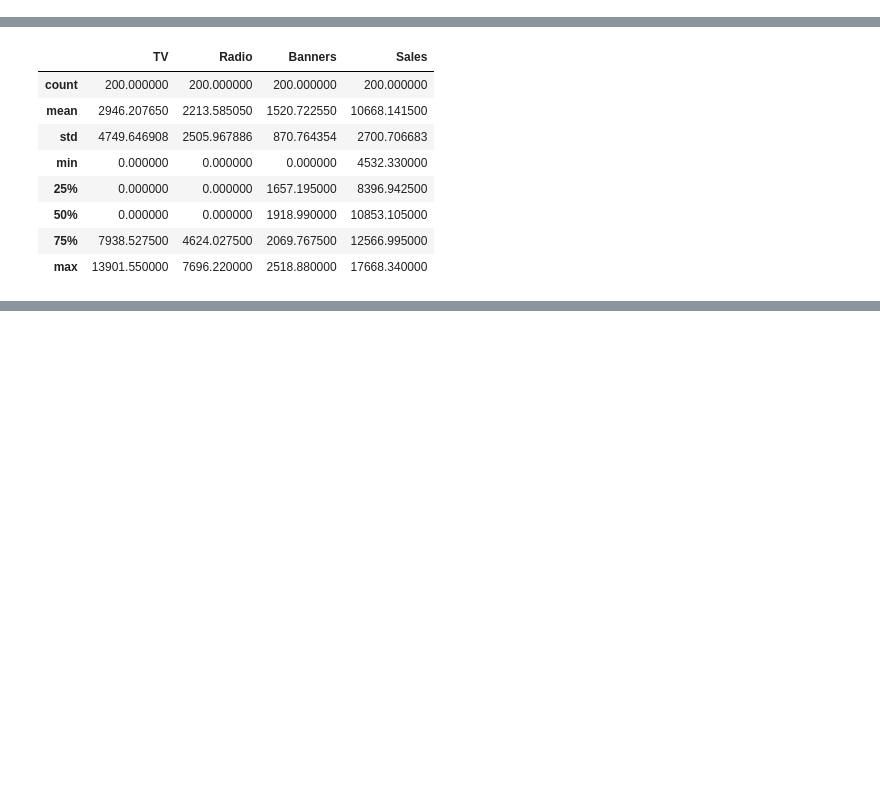
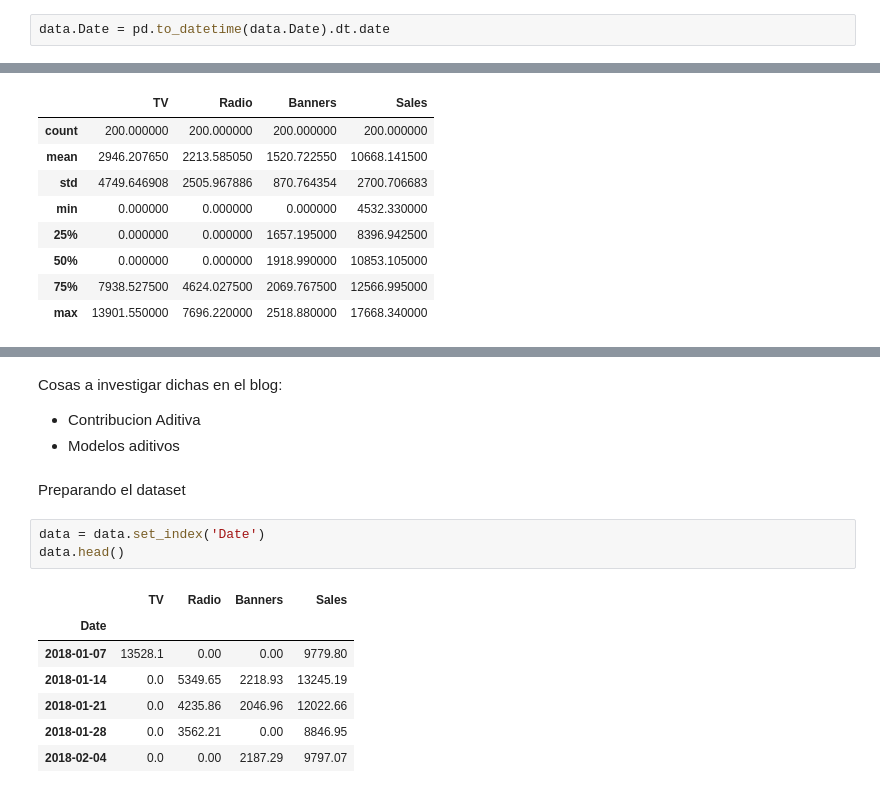
Before and after one commit to DSandovalFlavio/Project-Marketing-Mix-Modeling, a Jupyter notebook: notebook.ipynb, the cells around one changed output, grey strips where cells are left out. Cells and saved outputs as stored; diff of their text form; blank space fills up the shorter version.

Commit message:
Principio modelo de regresion

```diff
--- a/notebook.ipynb
+++ b/notebook.ipynb
@@ -35,3 +40,5 @@ Data columns (total 5 columns):
  4   Sales    200 non-null    float64
 dtypes: float64(4), object(1)
 memory usage: 7.9+ KB
+# %%
+data.Date = pd.to_datetime(data.Date).dt.date
@@ -53,0 +84,17 @@ Created in <span style='font-weight:600;margin-left:4px;'>Deepnote</span></a>
+# %% [markdown]
+Cosas a investigar dichas en el blog:
+- Contribucion Aditiva
+- Modelos aditivos
+# %% [markdown]
+Preparando el dataset
+# %%
+data = data.set_index('Date')
+data.head()
+# %% [output]
+|  | TV | Radio | Banners | Sales |
+| Date |  |  |  |  |
+| 2018-01-07 | 13528.1 | 0.00 | 0.00 | 9779.80 |
+| 2018-01-14 | 0.0 | 5349.65 | 2218.93 | 13245.19 |
+| 2018-01-21 | 0.0 | 4235.86 | 2046.96 | 12022.66 |
+| 2018-01-28 | 0.0 | 3562.21 | 0.00 | 8846.95 |
+| 2018-02-04 | 0.0 | 0.00 | 2187.29 | 9797.07 |
```
Also changed, not shown: parts of 14 cells of this notebook.
